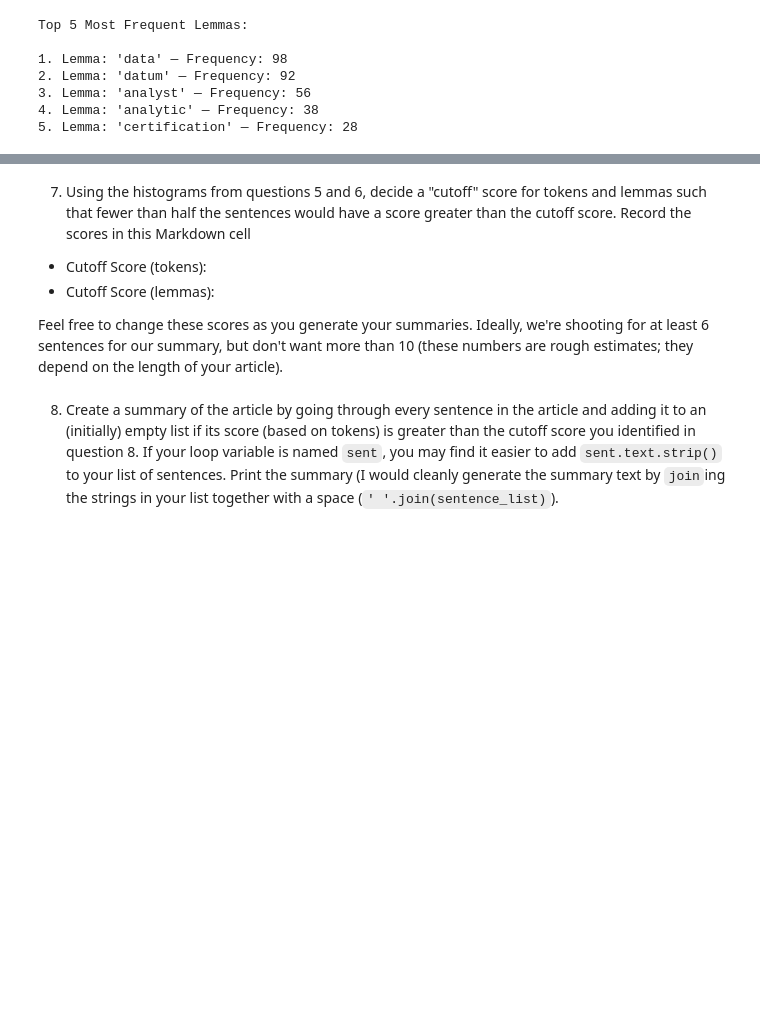
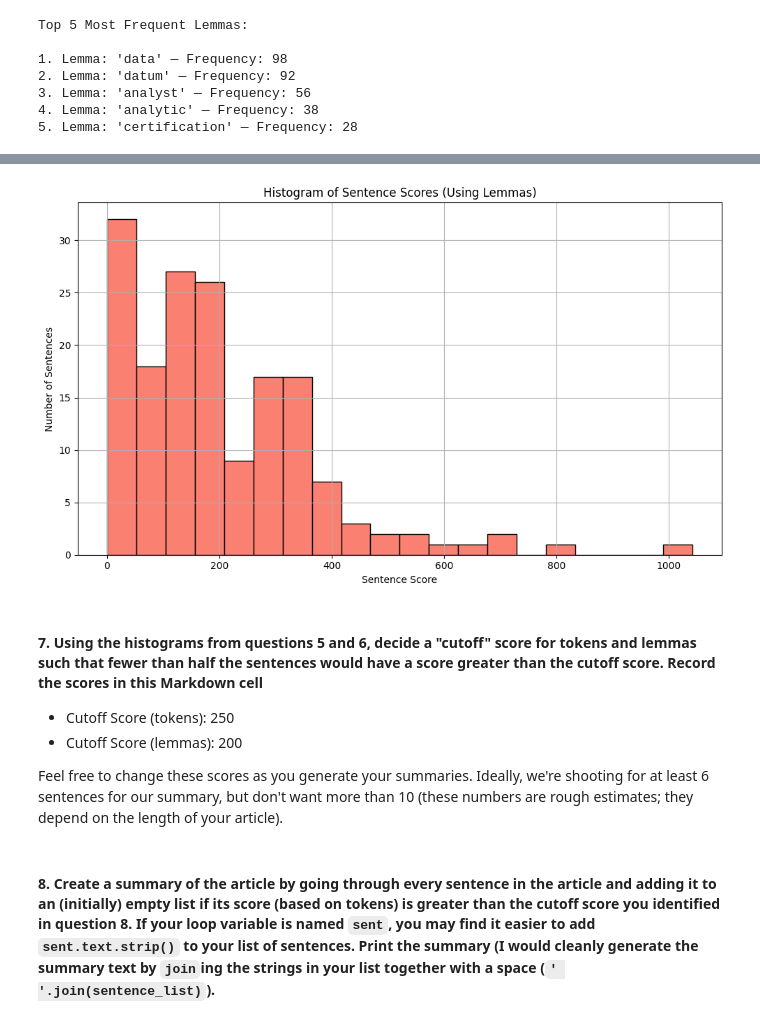
Before and after one commit to s256657/article-summarizer, a Jupyter notebook: article-summarizer.ipynb, the cells around one changed output, grey strips where cells are left out. Saved outputs shown, nothing was run; the diff lists cells and outputs as text; code cells hidden in the pictures; blank space fills up the shorter version.

Commit message:
completed all questions

```diff
--- a/article-summarizer.ipynb
+++ b/article-summarizer.ipynb
@@ -179,9 +222,52 @@ Top 5 Most Frequent Lemmas:
+# %%
+# Load spaCy model
+nlp = spacy.load("en_core_web_sm")
+
+# Read and extract text from HTML
+with open("article.html", "r", encoding="utf-8") as file:
+    soup = BeautifulSoup(file.read(), "html.parser")
+    text = soup.get_text()
+
+# Process article text
+doc = nlp(text)
+
+# Count lemma frequencies across the article (lowercased, filtered)
+lemmas = [
+    token.lemma_.lower()
+    for token in doc
+    if not token.is_stop and not token.is_punct and token.is_alpha
+]
+lemma_freq = Counter(lemmas)
+
+# Score each sentence based on lemma frequencies
+sentence_lemma_scores = []
+for sent in doc.sents:
+    score = sum(
+        lemma_freq[token.lemma_.lower()]
+        for token in sent
+        if not token.is_stop and not token.is_punct and token.is_alpha
+    )
+    sentence_lemma_scores.append(score)
+
+# Plot histogram
+plt.figure(figsize=(10, 6))
+plt.hist(sentence_lemma_scores, bins=20, color='salmon', edgecolor='black')
+plt.title("Histogram of Sentence Scores (Using Lemmas)")
+plt.xlabel("Sentence Score")
+plt.ylabel("Number of Sentences")
+plt.grid(True)
+plt.tight_layout()
+plt.show()
+
+# The most common range of scores are between 100 and 200
+# %% [output]
+[figure, added]
 # %% [markdown]
-7. Using the histograms from questions 5 and 6, decide a "cutoff" score for tokens and lemmas such that fewer than half the sentences would have a score greater than the cutoff score.  Record the scores in this Markdown cell
+#### 7. Using the histograms from questions 5 and 6, decide a "cutoff" score for tokens and lemmas such that fewer than half the sentences would have a score greater than the cutoff score.  Record the scores in this Markdown cell
 
-* Cutoff Score (tokens):
-* Cutoff Score (lemmas):
+* Cutoff Score (tokens): 250
+* Cutoff Score (lemmas): 200
 
 Feel free to change these scores as you generate your summaries.  Ideally, we're shooting for at least 6 sentences for our summary, but don't want more than 10 (these numbers are rough estimates; they depend on the length of your article).
 # %% [markdown]
-8. Create a summary of the article by going through every sentence in the article and adding it to an (initially) empty list if its score (based on tokens) is greater than the cutoff score you identified in question 8.  If your loop variable is named `sent`, you may find it easier to add `sent.text.strip()` to your list of sentences.  Print the summary (I would cleanly generate the summary text by `join`ing the strings in your list together with a space (`' '.join(sentence_list)`).
+#### 8. Create a summary of the article by going through every sentence in the article and adding it to an (initially) empty list if its score (based on tokens) is greater than the cutoff score you identified in question 8.  If your loop variable is named `sent`, you may find it easier to add `sent.text.strip()` to your list of sentences.  Print the summary (I would cleanly generate the summary text by `join`ing the strings in your list together with a space (`' '.join(sentence_list)`).
```
Also changed, not shown: parts of 12 cells of this notebook.
